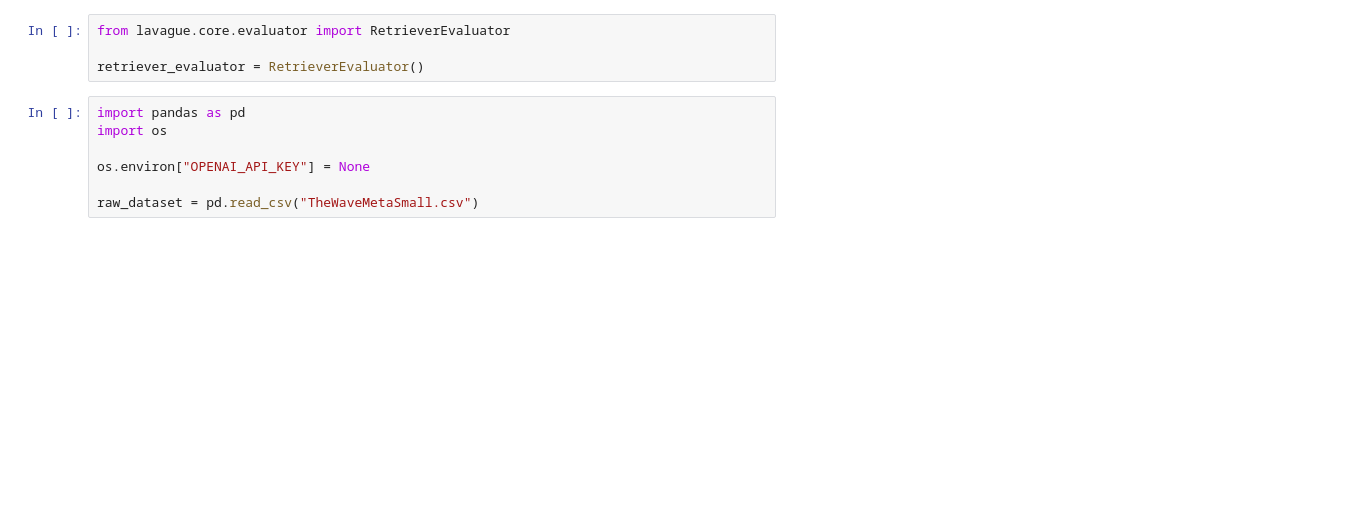
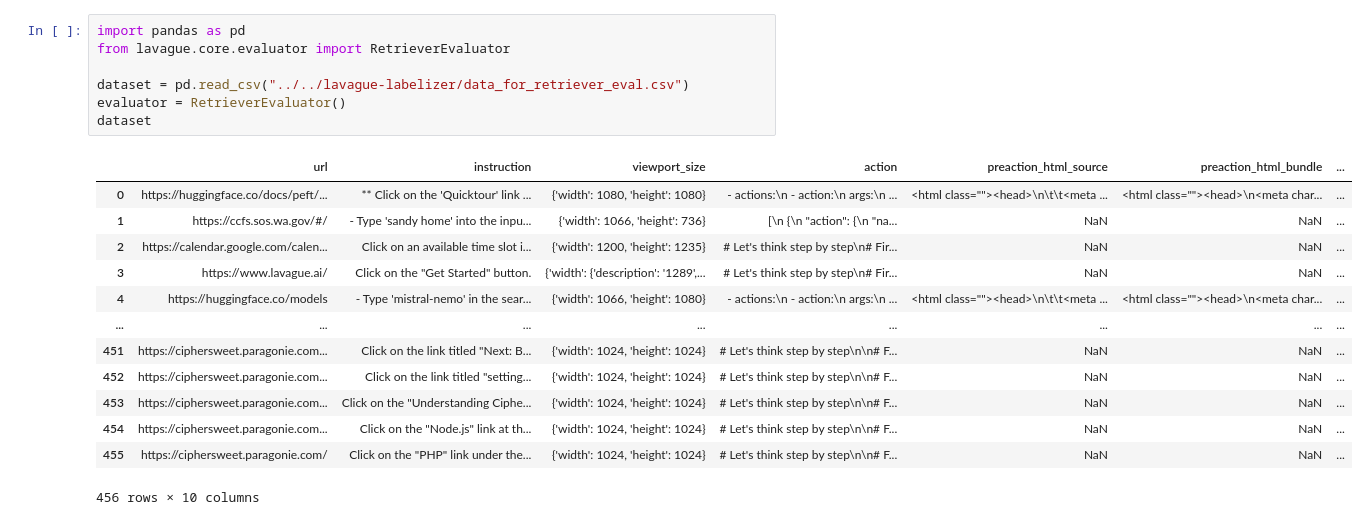
Before and after one commit to lavague-ai/LaVague, a Jupyter notebook: examples/eval_example.ipynb, the cells around one changed output. Cells and saved outputs as stored; diff of their text form; blank space fills up the shorter version.

```diff
--- a/examples/eval_example.ipynb
+++ b/examples/eval_example.ipynb
@@ -1,12 +1,22 @@
-# %%
-from lavague.core.evaluator import RetrieverEvaluator
-
-retriever_evaluator = RetrieverEvaluator()
 # %%
 import pandas as pd
-import os
+from lavague.core.evaluator import RetrieverEvaluator
 
-os.environ["OPENAI_API_KEY"] = None
-
-raw_dataset = pd.read_csv("TheWaveMetaSmall.csv")
+dataset = pd.read_csv("../../lavague-labelizer/data_for_retriever_eval.csv")
+evaluator = RetrieverEvaluator()
+dataset
+# %% [output]
+|  | url | instruction | viewport_size | action | preaction_html_source | preaction_html_bundle | ... |
+| 0 | https://huggingface.co/docs/peft/... | ** Click on the 'Quicktour' link ... | {'width': 1080, 'height': 1080} | - actions:\n - action:\n args:\n ... | <html class=""><head>\n\t\t<meta ... | <html class=""><head>\n<meta char... | ... |
+| 1 | https://ccfs.sos.wa.gov/#/ | - Type 'sandy home' into the inpu... | {'width': 1066, 'height': 736} | [\n {\n "action": {\n "na... | NaN | NaN | ... |
+| 2 | https://calendar.google.com/calen... | Click on an available time slot i... | {'width': 1200, 'height': 1235} | # Let's think step by step\n# Fir... | NaN | NaN | ... |
+| 3 | https://www.lavague.ai/ | Click on the "Get Started" button. | {'width': {'description': '1289',... | # Let's think step by step\n# Fir... | NaN | NaN | ... |
+| 4 | https://huggingface.co/models | - Type 'mistral-nemo' in the sear... | {'width': 1066, 'height': 1080} | - actions:\n - action:\n args:\n ... | <html class=""><head>\n\t\t<meta ... | <html class=""><head>\n<meta char... | ... |
+| ... | ... | ... | ... | ... | ... | ... | ... |
+| 451 | https://ciphersweet.paragonie.com... | Click on the link titled "Next: B... | {'width': 1024, 'height': 1024} | # Let's think step by step\n\n# F... | NaN | NaN | ... |
+| 452 | https://ciphersweet.paragonie.com... | Click on the link titled "setting... | {'width': 1024, 'height': 1024} | # Let's think step by step\n\n# F... | NaN | NaN | ... |
+| 453 | https://ciphersweet.paragonie.com... | Click on the "Understanding Ciphe... | {'width': 1024, 'height': 1024} | # Let's think step by step\n\n# F... | NaN | NaN | ... |
+| 454 | https://ciphersweet.paragonie.com... | Click on the "Node.js" link at th... | {'width': 1024, 'height': 1024} | # Let's think step by step\n\n# F... | NaN | NaN | ... |
+| 455 | https://ciphersweet.paragonie.com/ | Click on the "PHP" link under the... | {'width': 1024, 'height': 1024} | # Let's think step by step\n\n# F... | NaN | NaN | ... |
+456 rows × 10 columns
 # %%
```
Also changed, not shown: parts of 7 cells of this notebook, 3 other files.
